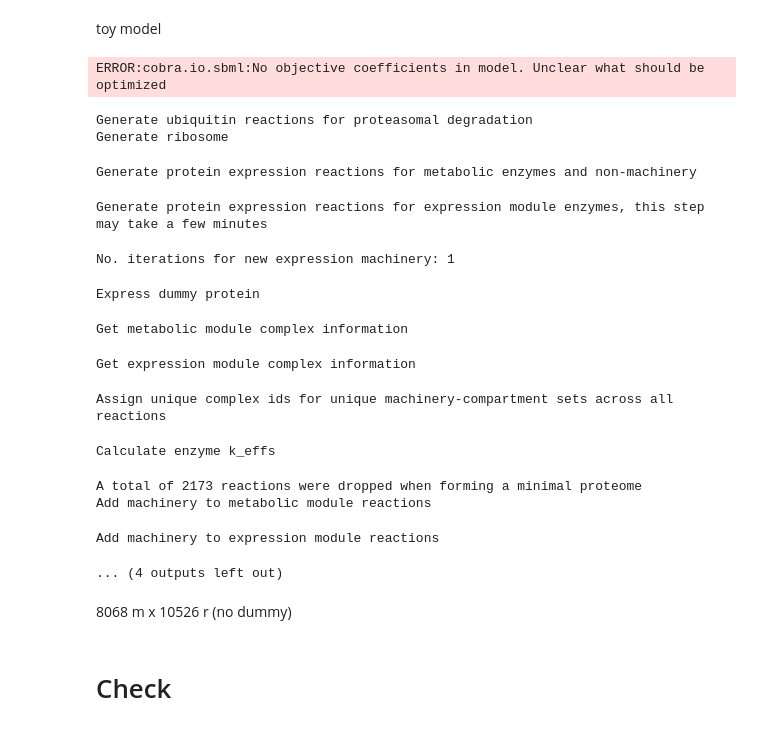
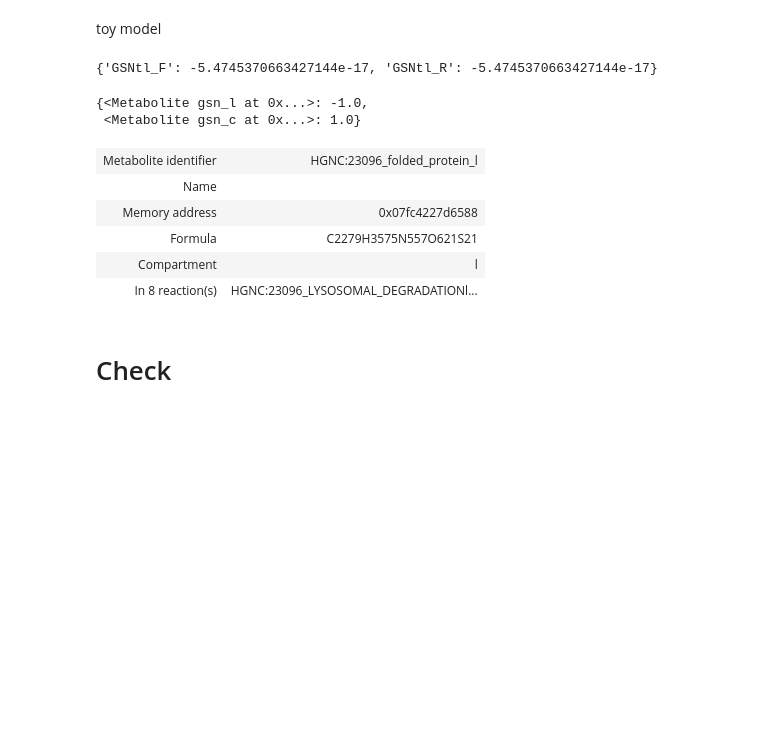
Before and after one commit to hmbaghdassarian/human_me, a Jupyter notebook: notebooks/master.ipynb, the cells around one changed output. Drawn from its saved outputs; the diff is of its cells as text; code cells hidden in the pictures; blank space fills up the shorter version.

```diff
--- a/notebooks/master.ipynb
+++ b/notebooks/master.ipynb
@@ -38,30 +38,14 @@ toy model
 # %%
 from expression import build_me_model
 
-mp = True
-cm = True
-dp = True
-da = {'reversible_complex_formation': True,
+minimal_proteome = True
+compress_mrna = True
+dummy_protein = True
+deg_args = {'reversible_complex_formation': True,
                        'couple': True,
-                       'nonenzyme_degradation': False,
+                       'nonenzyme_degradation': True,#False,
                        'complex_degradation': True}
 
 
-toy_me_model, builder = build_me_model.build_me(minimal_proteome = mp, compress_mrna = cm,
-                                            dummy_protein = dp, deg_args = da)
+toy_me_model, builder = build_me_model.build_me(minimal_proteome = minimal_proteome, compress_mrna = compress_mrna,
+                                            dummy_protein = dummy_protein, deg_args = deg_args)
-# %% [output]
-ERROR:cobra.io.sbml:No objective coefficients in model. Unclear what should be optimized
-Generate ubiquitin reactions for proteasomal degradation
-Generate ribosome
-Generate protein expression reactions for metabolic enzymes and non-machinery
-Generate protein expression reactions for expression module enzymes, this step may take a few minutes
-No. iterations for new expression machinery: 1
-Express dummy protein
-Get metabolic module complex information
-Get expression module complex information
-Assign unique complex ids for unique machinery-compartment sets across all reactions
-Calculate enzyme k_effs
-A total of 2173 reactions were dropped when forming a minimal proteome
-Add machinery to metabolic module reactions
-Add machinery to expression module reactions
-... (4 outputs left out)
@@ -70,5 +52,21 @@ sln, stat, _ = toy_me_model.solve_lp(mu_val =  1e-9)
-# %% [markdown]
-8068 m x 10526 r (no dummy)
+# %%
+toy_me_model.infeasible_reactions(1e-9, sln, stat)
+# %% [output]
+{'GSNtl_F': -5.4745370663427144e-17, 'GSNtl_R': -5.4745370663427144e-17}
+# %%
+m_model.reactions.get_by_id('GSNtl').metabolites
+# %% [output]
+{<Metabolite gsn_l at 0x...>: -1.0,
+ <Metabolite gsn_c at 0x...>: 1.0}
+# %%
+list(toy_me_model.reactions.get_by_id('GSNtl_F').metabolites)[1]
+# %% [output]
+| Metabolite identifier | HGNC:23096_folded_protein_l |
+| Name |  |
+| Memory address | 0x07fc4227d6588 |
+| Formula | C2279H3575N557O621S21 |
+| Compartment | l |
+| In 8 reaction(s) | HGNC:23096_LYSOSOMAL_DEGRADATIONl... |
 # %% [markdown]
 # Check
 # %%
```
Also changed, not shown: parts of 4 cells of this notebook, 8 other files.
